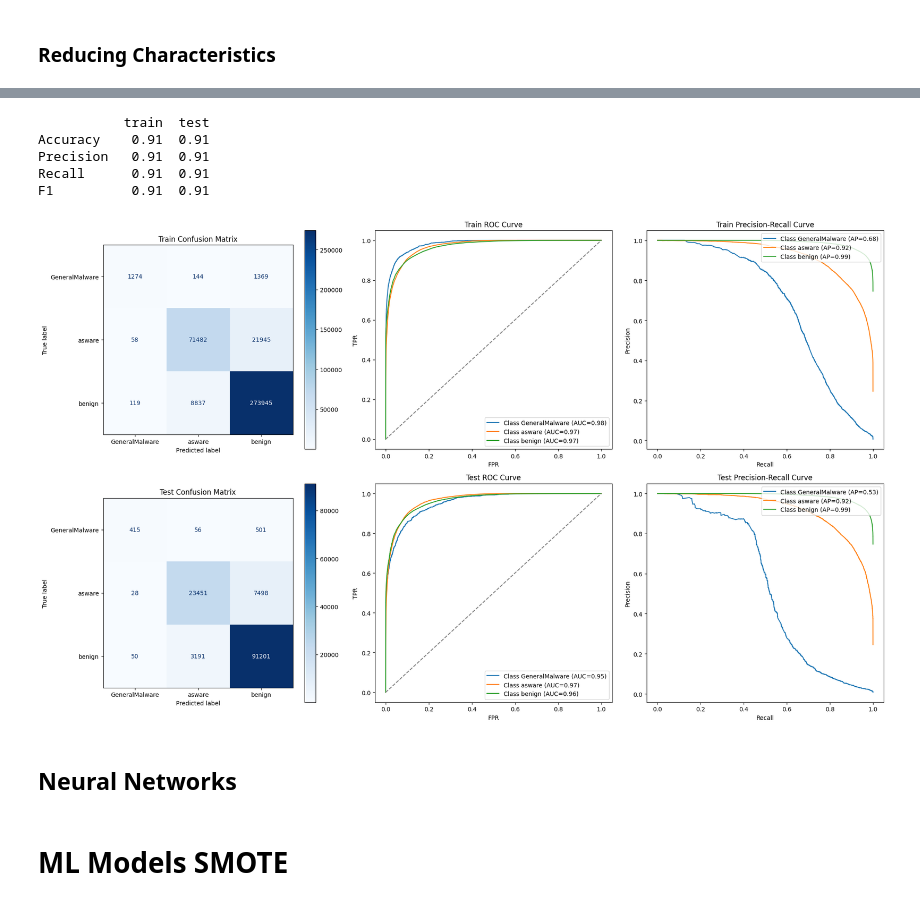
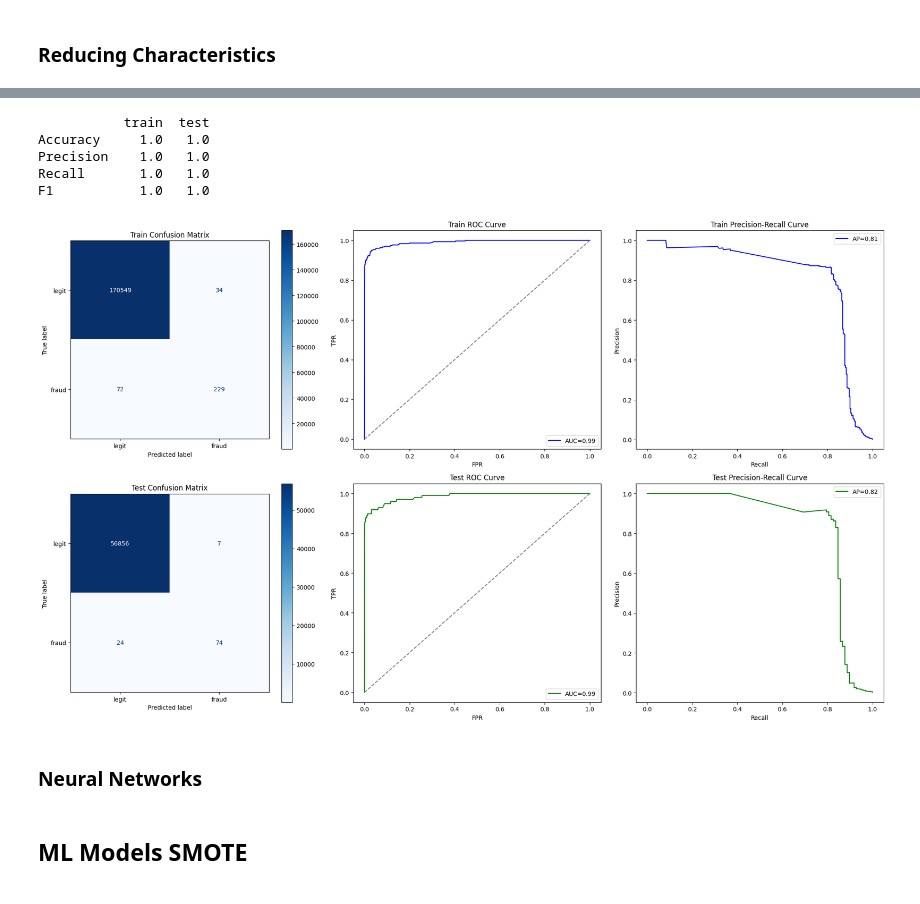
Before and after one commit to No-Country-simulation/c19-128-t-data-bi, a Jupyter notebook: Notebooks/ml_models.ipynb, the cells around one changed output, grey strips where cells are left out. Cells and saved outputs as stored; diff of their text form; code cells hidden in the pictures.

```diff
--- a/Notebooks/ml_models.ipynb
+++ b/Notebooks/ml_models.ipynb
@@ -228,7 +210,7 @@ param_grid = {
     'max_depth': [None, 10, 20, 50, 100],
     'min_samples_split': [2, 5, 10]
 }
-grid_tree = GridSearchCV(estimator=model_tree, param_grid=param_grid, scoring='accuracy', cv=5, n_jobs=-1)
+grid_tree = GridSearchCV(estimator=model_tree, param_grid=param_grid, scoring='roc_auc', cv=5, n_jobs=-1)
 grid_tree.fit(X_train_reduced, y_train)
 
 print(f'''
@@ -258,7 +240,7 @@ param_grid = {
     'max_depth':[10, 20, 30],
     'class_weight':[None, 'balanced']
 }
-grid_forest = GridSearchCV(estimator=model_forest, param_grid=param_grid, scoring='accuracy', cv=3, n_jobs=-1)
+grid_forest = GridSearchCV(estimator=model_forest, param_grid=param_grid, scoring='roc_auc', cv=3, n_jobs=-1)
 grid_forest.fit(X_train_reduced, y_train)
 
 print(f'''
@@ -288,7 +270,7 @@ param_grid = {
     'gamma':[0, 0.1, 0.2]
 }
 
-grid_xgb = GridSearchCV(estimator=model_xgb, param_grid=param_grid, scoring='accuracy', cv=3, n_jobs=-1)
+grid_xgb = GridSearchCV(estimator=model_xgb, param_grid=param_grid, scoring='roc_auc', cv=3, n_jobs=-1)
 
 grid_xgb.fit(X_train_reduced, y_train)
 
@@ -313,12 +295,12 @@ F1          0.95  0.92
 # %%
-model_lgbm = LGBMClassifier(objective='multiclass', num_class=3, random_state=seed)
+model_lgbm = LGBMClassifier(random_state=seed)
 param_grid = {
     'n_estimators':[50, 150, 200],
     'max_depth':[5, 15, 30],
     'learning_rate':[0.01, 0.05, 0.1],
     'max_depth': [3, 6, 9]
 }
-grid_lgbm = GridSearchCV(estimator=model_lgbm, param_grid=param_grid, scoring='accuracy', cv=3, n_jobs=-1)
+grid_lgbm = GridSearchCV(estimator=model_lgbm, param_grid=param_grid, scoring='roc_auc', cv=3, n_jobs=-1)
 grid_lgbm.fit(X_train_reduced, y_train)
 
 print(f'''
@@ -331,15 +328,15 @@ Best score: 0.9113438984315868
 # %%
-evaluate_model(grid_lgbm.best_estimator_,X_train_reduced, y_train, X_test_reduced, y_test,l_e.classes_)
+evaluate_model(grid_lgbm.best_estimator_,X_train_reduced, y_train, X_test_reduced, y_test,['legit','fraud'])
 # %% [output]
            train  test
-Accuracy    0.91  0.91
-Precision   0.91  0.91
-Recall      0.91  0.91
-F1          0.91  0.91
+Accuracy     1.0   1.0
+Precision    1.0   1.0
+Recall       1.0   1.0
+F1           1.0   1.0
-[figure, old version]
+[figure, new version]
 # %% [markdown]
-## Neural Networks
+### Neural Networks
 # %% [markdown]
-# ML Models SMOTE
+## ML Models SMOTE
 # %%
 over_sampler = SMOTE(random_state=seed)
```
Also changed, not shown: parts of 40 cells of this notebook.
